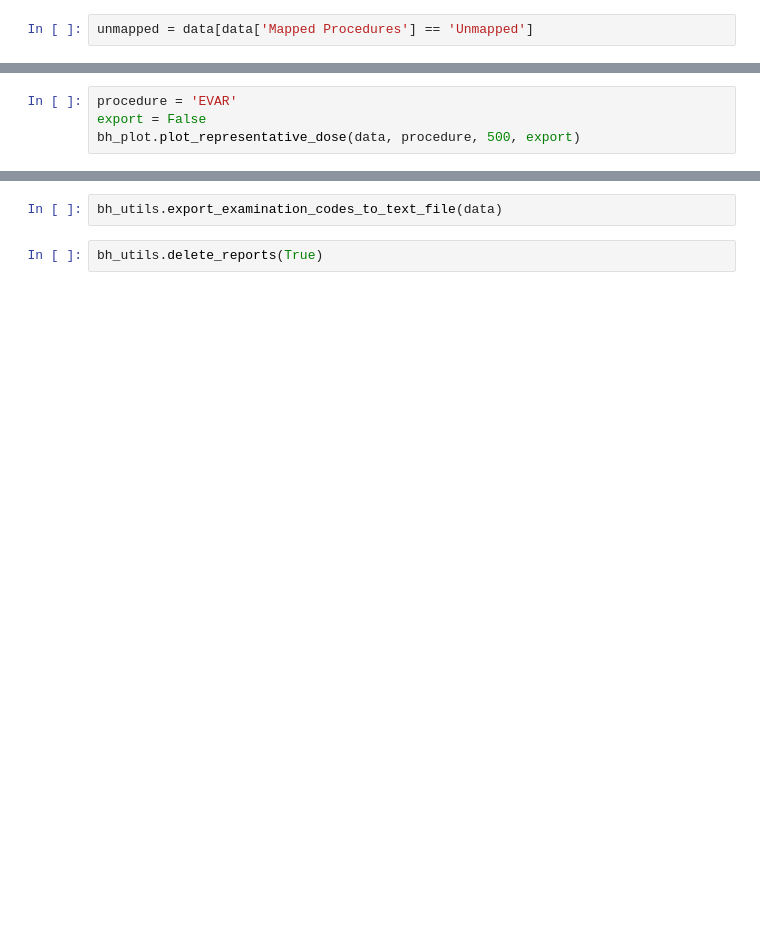
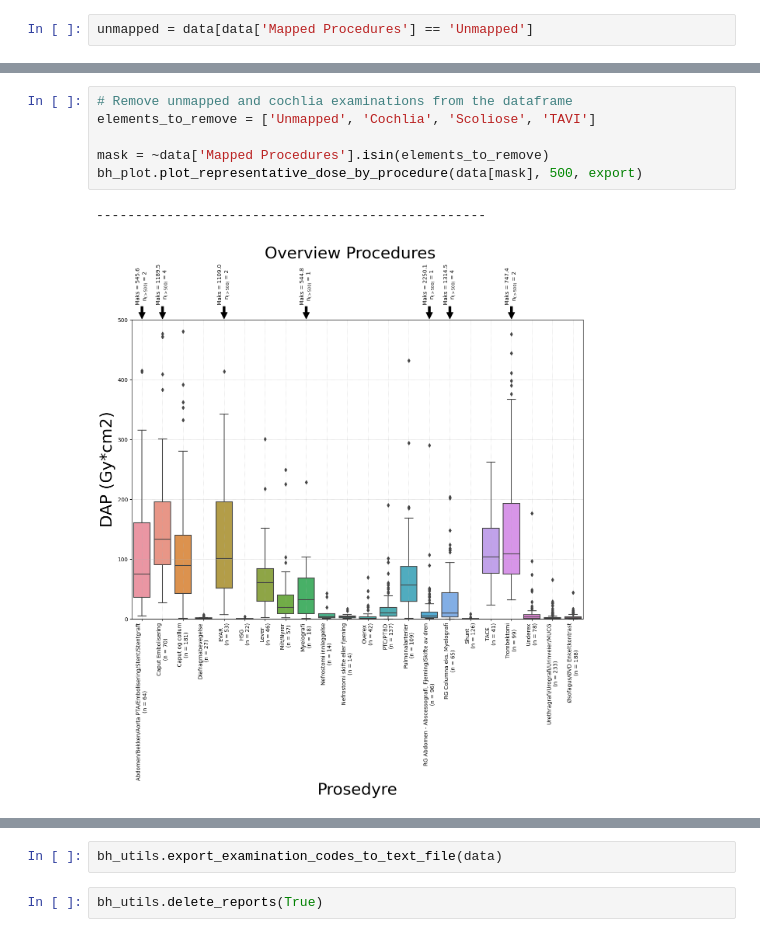
Before and after one commit to bjornhel/XA_DoseAnalysis, a Jupyter notebook: Code/script_repdose.ipynb, the cells around one changed output, grey strips where cells are left out. Cells and saved outputs as stored; diff of their text form; blank space fills up the shorter version.

```diff
--- a/Code/script_repdose.ipynb
+++ b/Code/script_repdose.ipynb
@@ -56,4 +104,9 @@ for p in procedures:
-# %%
-procedure = 'EVAR'
-export = False
-bh_plot.plot_representative_dose(data, procedure, 500, export)
+# %%
+# Remove unmapped and cochlia examinations from the dataframe
+elements_to_remove = ['Unmapped', 'Cochlia', 'Scoliose', 'TAVI']
+
+mask = ~data['Mapped Procedures'].isin(elements_to_remove)
+bh_plot.plot_representative_dose_by_procedure(data[mask], 500, export)
+# %% [output]
+--------------------------------------------------
+[figure, added]
```
Also changed, not shown: parts of 5 cells of this notebook, 1 other file.
